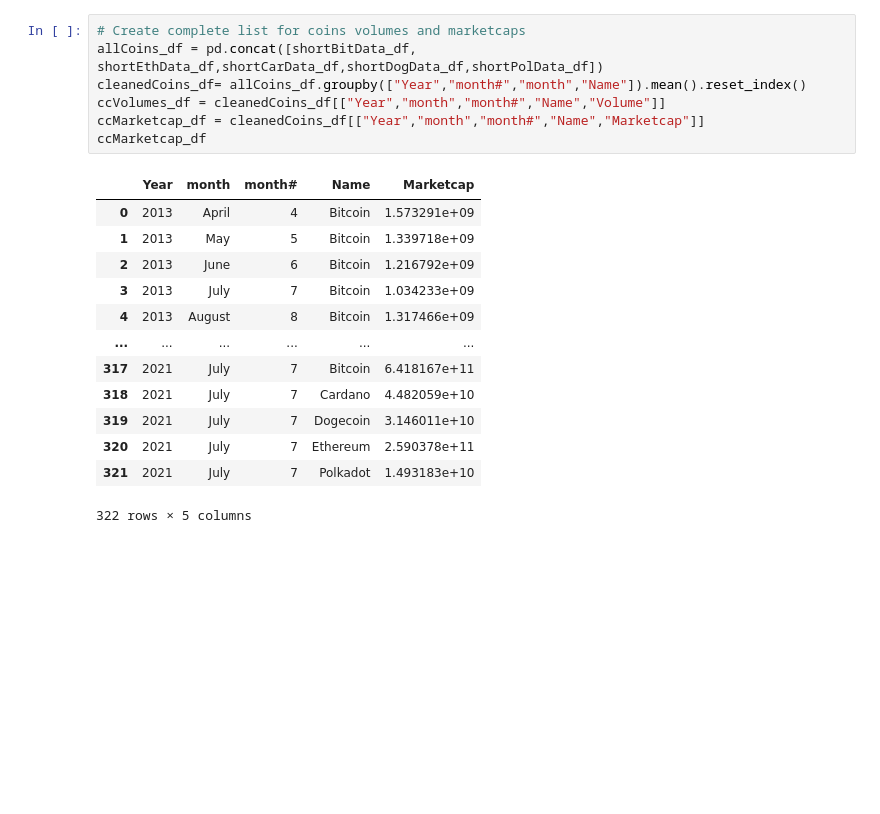
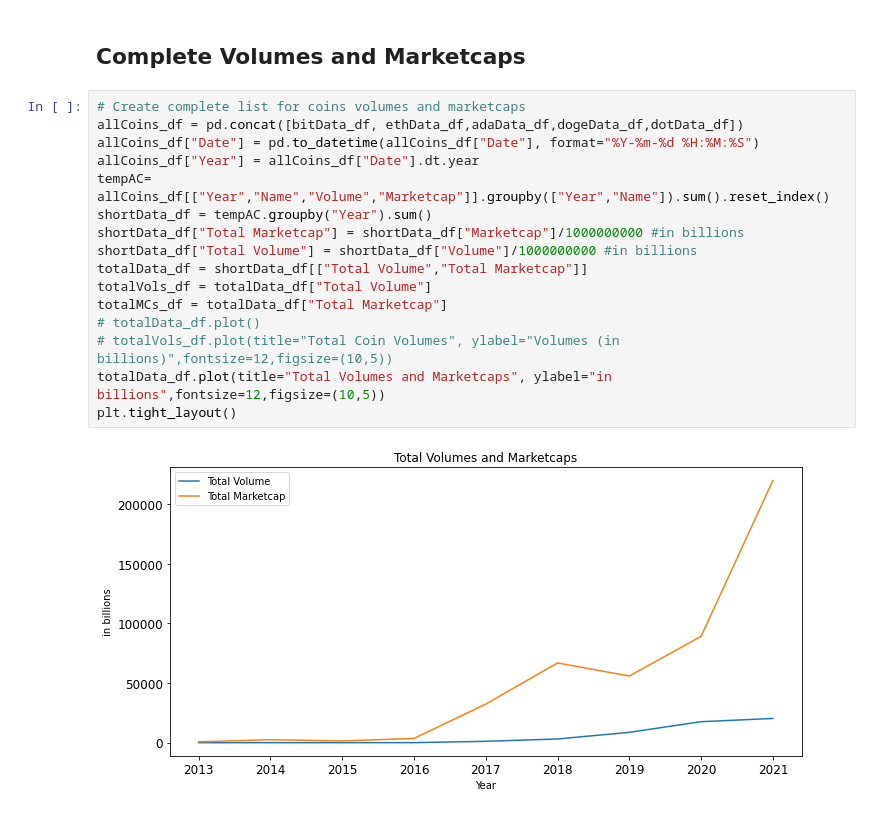
Before and after one commit to WayneJ2/CryptoFutures--Project-1, a Jupyter notebook: CryptoPy_Wayne.ipynb, the cells around one changed output. Drawn from its saved outputs; the diff is of its cells as text; blank space fills up the shorter version.

```diff
--- a/CryptoPy_Wayne.ipynb
+++ b/CryptoPy_Wayne.ipynb
@@ -108,21 +149,20 @@ shortPolData_df.head()
+# %% [markdown]
+## Complete Volumes and Marketcaps
 # %%
 # Create complete list for coins volumes and marketcaps
-allCoins_df = pd.concat([shortBitData_df, shortEthData_df,shortCarData_df,shortDogData_df,shortPolData_df])
-cleanedCoins_df= allCoins_df.groupby(["Year","month#","month","Name"]).mean().reset_index()
-ccVolumes_df = cleanedCoins_df[["Year","month","month#","Name","Volume"]]
-ccMarketcap_df = cleanedCoins_df[["Year","month","month#","Name","Marketcap"]]
-ccMarketcap_df
+allCoins_df = pd.concat([bitData_df, ethData_df,adaData_df,dogeData_df,dotData_df])
+allCoins_df["Date"] = pd.to_datetime(allCoins_df["Date"], format="%Y-%m-%d %H:%M:%S")
+allCoins_df["Year"] = allCoins_df["Date"].dt.year
+tempAC= allCoins_df[["Year","Name","Volume","Marketcap"]].groupby(["Year","Name"]).sum().reset_index()
+shortData_df = tempAC.groupby("Year").sum()
+shortData_df["Total Marketcap"] = shortData_df["Marketcap"]/1000000000 #in billions
+shortData_df["Total Volume"] = shortData_df["Volume"]/1000000000 #in billions
+totalData_df = shortData_df[["Total Volume","Total Marketcap"]]
+totalVols_df = totalData_df["Total Volume"]
+totalMCs_df = totalData_df["Total Marketcap"]
+# totalData_df.plot()
+# totalVols_df.plot(title="Total Coin Volumes", ylabel="Volumes (in billions)",fontsize=12,figsize=(10,5))
+totalData_df.plot(title="Total Volumes and Marketcaps", ylabel="in billions",fontsize=12,figsize=(10,5))
+plt.tight_layout()
 # %% [output]
-|  | Year | month | month# | Name | Marketcap |
-| 0 | 2013 | April | 4 | Bitcoin | 1.573291e+09 |
-| 1 | 2013 | May | 5 | Bitcoin | 1.339718e+09 |
-| 2 | 2013 | June | 6 | Bitcoin | 1.216792e+09 |
-| 3 | 2013 | July | 7 | Bitcoin | 1.034233e+09 |
-| 4 | 2013 | August | 8 | Bitcoin | 1.317466e+09 |
-| ... | ... | ... | ... | ... | ... |
-| 317 | 2021 | July | 7 | Bitcoin | 6.418167e+11 |
-| 318 | 2021 | July | 7 | Cardano | 4.482059e+10 |
-| 319 | 2021 | July | 7 | Dogecoin | 3.146011e+10 |
-| 320 | 2021 | July | 7 | Ethereum | 2.590378e+11 |
-| 321 | 2021 | July | 7 | Polkadot | 1.493183e+10 |
-322 rows × 5 columns
+[figure, added]
```
Also changed, not shown: parts of 19 cells of this notebook.
